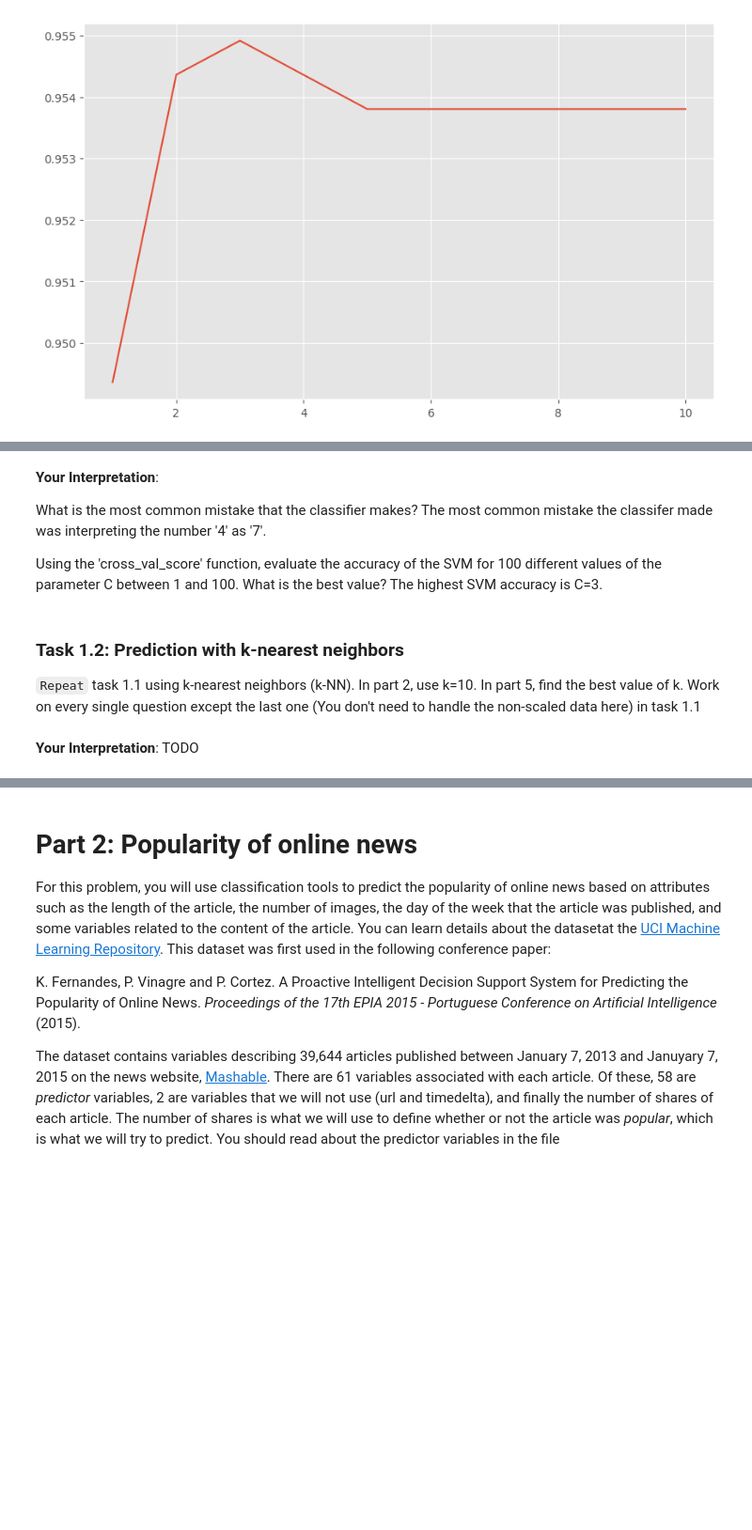
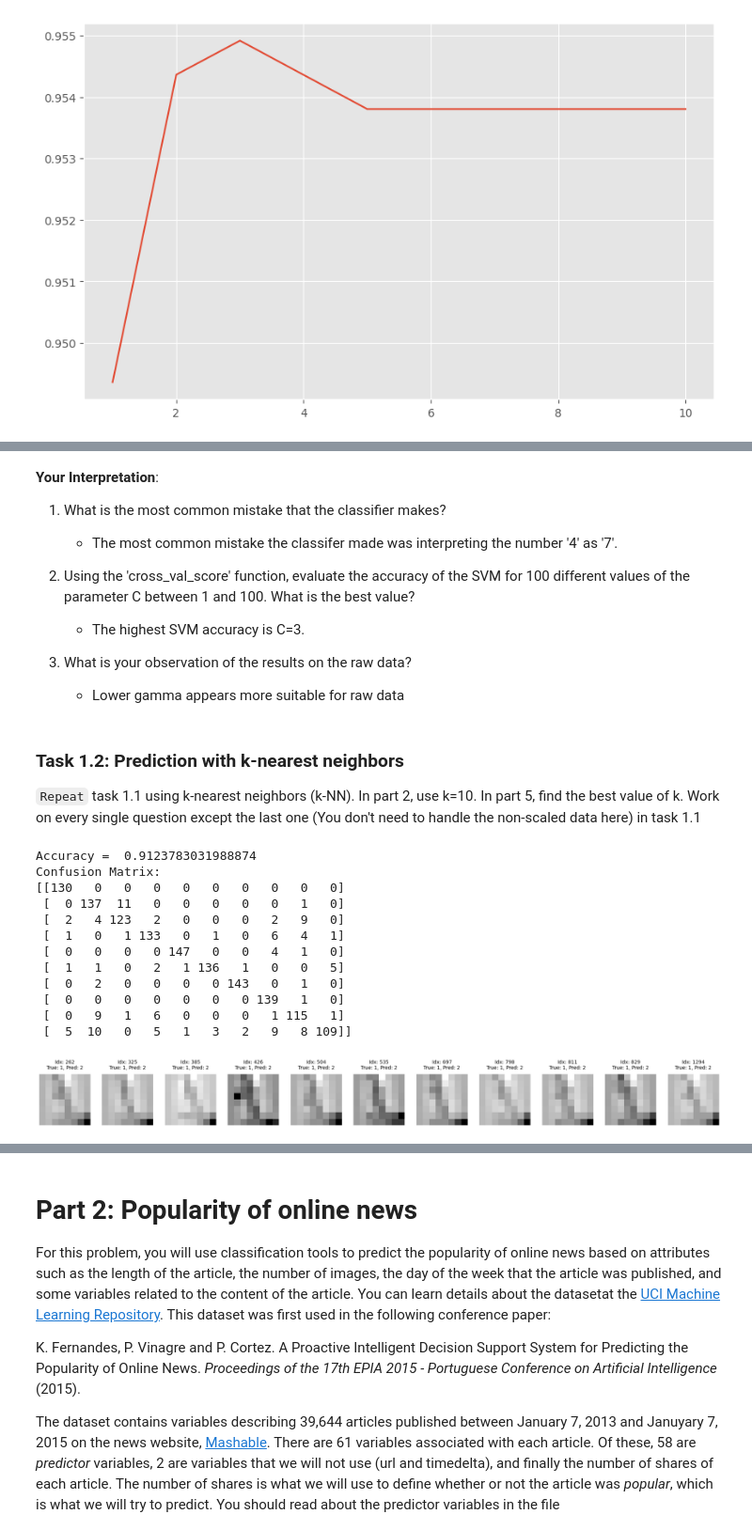
Before and after one commit to logancorrea/Intro-to-Data-Science, a Jupyter notebook: Homework/HW07/HW7.ipynb, the cells around one changed output, grey strips where cells are left out. Shown at 94% size. Saved outputs shown, nothing was run; the diff lists cells and outputs as text; code cells hidden in the pictures; blank space fills up the shorter version.

```diff
--- a/Homework/HW07/HW7.ipynb
+++ b/Homework/HW07/HW7.ipynb
@@ -123,7 +123,7 @@ train_test_split(X, y, random_state=1, test_size=0.8)
 X_train, X_test, y_train, y_test = train_test_split(X, y, random_state=1, test_size=0.8)
 
 # 1. Use SVM with an `rbf` kernel and parameter `C=100` to build a classifier using the *training dataset*.
-model = svm.SVC(kernel='rbf', C=100)
+model = svm.SVC(kernel='rbf', C=100, gamma = 'scale')
 model.fit(X_train, y_train)
 
 #2. Using the *test dataset*, evaluate the accuracy of the model. Again using the *test dataset*, compute the confusion matrix.
@@ -146,9 +146,6 @@ for ax, index in zip(axes, misclassified_indexes):
 
 plt.tight_layout()
 plt.show()
-
-# Using the 'cross_val_score' function, evaluate the accuracy of the SVM for 100 different values of the parameter C between 1 and 100. What is the best value?
-scores = cross_val_score(estimator=model, X=X, y=y, cv=5, n_jobs=-1)
 # %% [output]
 Accuracy =  0.9534075104311543
 Confusion Matrix:
@@ -182,11 +215,14 @@ plt.show()
 # %% [markdown]
 **Your Interpretation**:
 
-What is the most common mistake that the classifier makes?
-The most common mistake the classifer made was interpreting the number '4' as '7'.
+1. What is the most common mistake that the classifier makes?
+    - The most common mistake the classifer made was interpreting the number '4' as '7'.
 
-Using the 'cross_val_score' function, evaluate the accuracy of the SVM for 100 different values of the parameter C between 1 and 100. What is the best value?
-The highest SVM accuracy is C=3.
+2. Using the 'cross_val_score' function, evaluate the accuracy of the SVM for 100 different values of the parameter C between 1 and 100. What is the best value?
+    - The highest SVM accuracy is C=3.
+
+3. What is your observation of the results on the raw data?
+    - Lower gamma appears more suitable for raw data
 # %% [markdown]
 ### Task 1.2: Prediction with k-nearest neighbors
 `Repeat` task 1.1 using k-nearest neighbors (k-NN). In part 2, use k=10. In part 5, find the best value of k.
@@ -196,2 +230,43 @@ Work on every single question except the last one (You don't need to handle the
-# %% [markdown]
-**Your Interpretation**: TODO
+# %%
+#1. Use KNeighborsClassifier to build a classifier using the *training dataset*.
+k = 10
+KNNmodel = KNeighborsClassifier(n_neighbors=k)
+KNNmodel.fit(X_train, y_train)
+
+#2. Using the *test dataset*, evaluate the accuracy of the model. Again using the *test dataset*, compute the confusion matrix. What is the most common mistake that the classifier makes? **Note: this corresponds to the largest off-diagonal entry of the confusion matrix.**
+y_pred_KNN = KNNmodel.predict(X_test)
+print('Accuracy = ', metrics.accuracy_score(y_true = y_test, y_pred = y_pred_KNN))
+print('Confusion Matrix:')
+print(metrics.confusion_matrix(y_true = y_test, y_pred = y_pred_KNN))
+
+#3. Print all of these misclassified digits as images.
+# Finding the indexes of the misclassified digits (1 misclassified as 2)
+misclassified_indexes_KNN = [i for i, (true, pred) in enumerate(zip(y_test, y_pred_KNN)) if true == 1 and pred == 2]
+
+# Plotting the misclassified digits
+fig2, axes2 = plt.subplots(nrows=1, ncols=len(misclassified_indexes_KNN), figsize=(20, 2))
+
+for ax, index in zip(axes2, misclassified_indexes_KNN):
+    ax.imshow(X_test[index].reshape(8, 8), cmap=plt.cm.gray_r, interpolation='nearest')
+    ax.set_title(f'Idx: {index}\nTrue: 1, Pred: 2', fontsize=10, pad=10)
+    ax.axis('off')
+
+plt.tight_layout()
+plt.show()
+
+
+#4. Using the 'cross_val_score' function, evaluate the accuracy of the SVM for 100 different values of the parameter C between 1 and 100. What is the best value?
+# %% [output]
+Accuracy =  0.9123783031988874
+Confusion Matrix:
+[[130   0   0   0   0   0   0   0   0   0]
+ [  0 137  11   0   0   0   0   0   1   0]
+ [  2   4 123   2   0   0   0   2   9   0]
+ [  1   0   1 133   0   1   0   6   4   1]
+ [  0   0   0   0 147   0   0   4   1   0]
+ [  1   1   0   2   1 136   1   0   0   5]
+ [  0   2   0   0   0   0 143   0   1   0]
+ [  0   0   0   0   0   0   0 139   1   0]
+ [  0   9   1   6   0   0   0   1 115   1]
+ [  5  10   0   5   1   3   2   9   8 109]]
+[figure, added]
```
Also changed, not shown: parts of 5 cells of this notebook.
